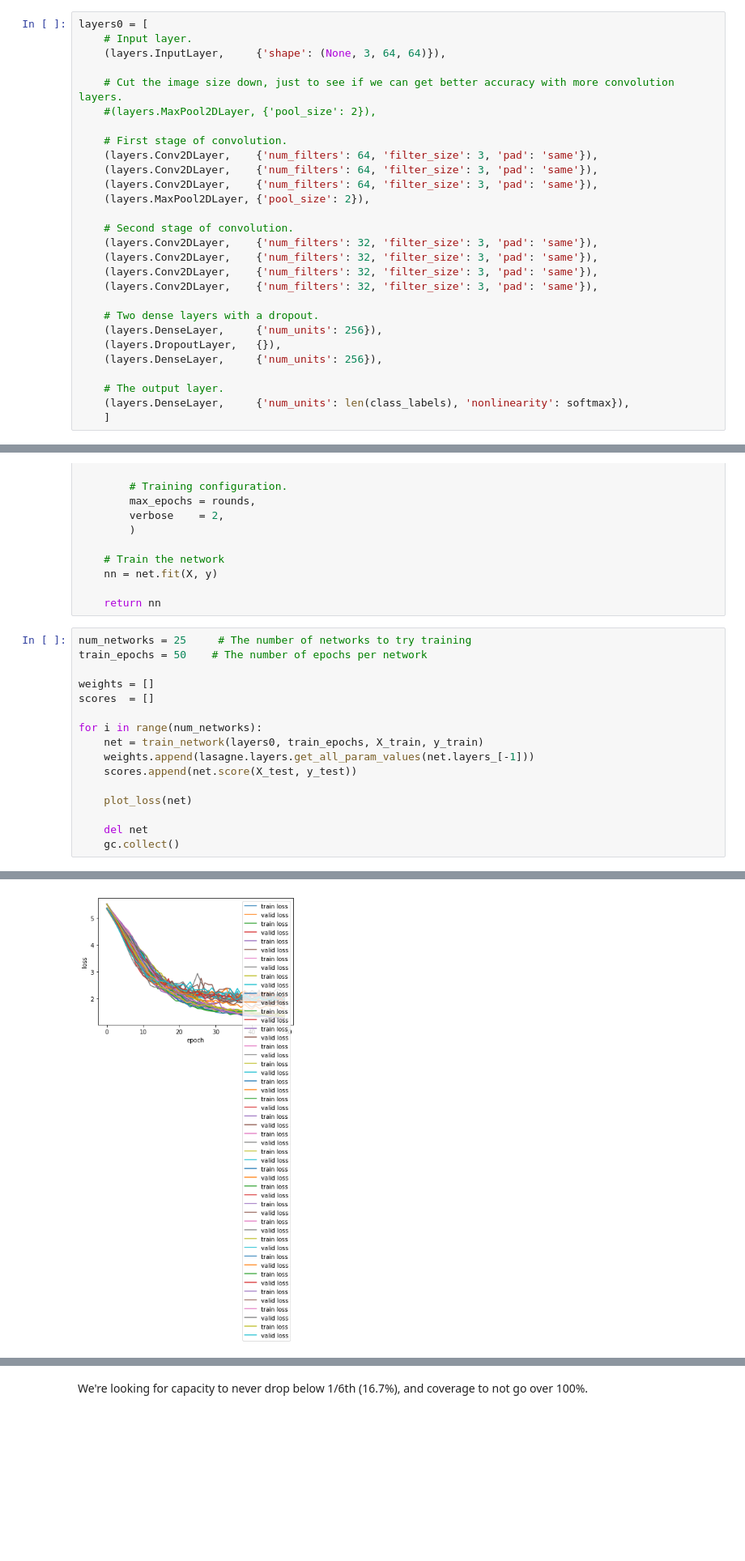
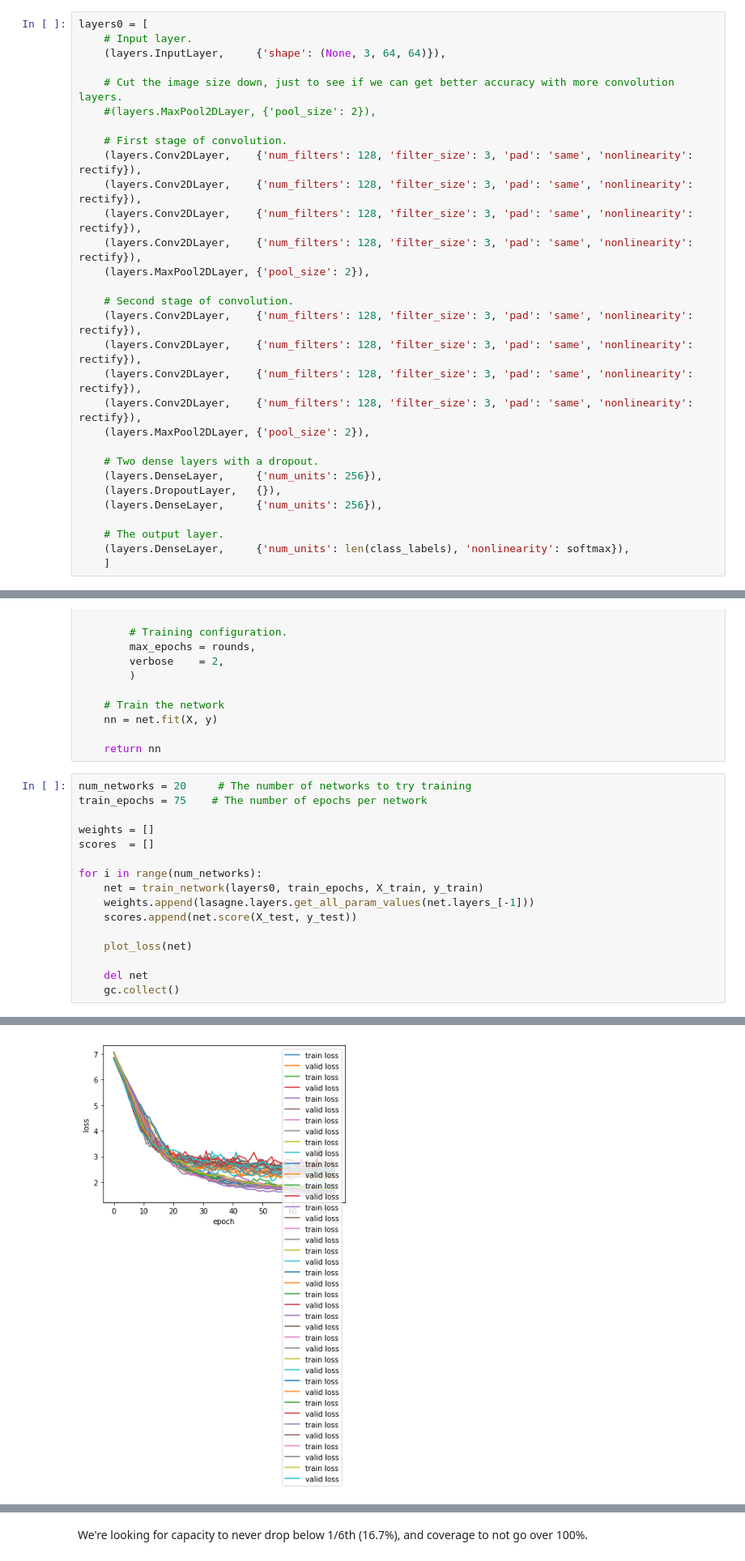
Before and after one commit to crappy-ai/muppets, a Jupyter notebook: Muppets - Theano model training.ipynb, the cells around one changed output, grey strips where cells are left out. Shown: that part at 81% size. Saved outputs shown, nothing was run; the diff lists cells and outputs as text; blank space fills up the shorter version.

```diff
--- a/Muppets - Theano model training.ipynb
+++ b/Muppets - Theano model training.ipynb
@@ -148,16 +156,18 @@ layers0 = [
     #(layers.MaxPool2DLayer, {'pool_size': 2}),
 
     # First stage of convolution.
-    (layers.Conv2DLayer,    {'num_filters': 64, 'filter_size': 3, 'pad': 'same'}),
-    (layers.Conv2DLayer,    {'num_filters': 64, 'filter_size': 3, 'pad': 'same'}),
-    (layers.Conv2DLayer,    {'num_filters': 64, 'filter_size': 3, 'pad': 'same'}),
+    (layers.Conv2DLayer,    {'num_filters': 128, 'filter_size': 3, 'pad': 'same', 'nonlinearity': rectify}),
+    (layers.Conv2DLayer,    {'num_filters': 128, 'filter_size': 3, 'pad': 'same', 'nonlinearity': rectify}),
+    (layers.Conv2DLayer,    {'num_filters': 128, 'filter_size': 3, 'pad': 'same', 'nonlinearity': rectify}),
+    (layers.Conv2DLayer,    {'num_filters': 128, 'filter_size': 3, 'pad': 'same', 'nonlinearity': rectify}),
     (layers.MaxPool2DLayer, {'pool_size': 2}),
 
     # Second stage of convolution.
-    (layers.Conv2DLayer,    {'num_filters': 32, 'filter_size': 3, 'pad': 'same'}),
-    (layers.Conv2DLayer,    {'num_filters': 32, 'filter_size': 3, 'pad': 'same'}),
-    (layers.Conv2DLayer,    {'num_filters': 32, 'filter_size': 3, 'pad': 'same'}),
-    (layers.Conv2DLayer,    {'num_filters': 32, 'filter_size': 3, 'pad': 'same'}),
+    (layers.Conv2DLayer,    {'num_filters': 128, 'filter_size': 3, 'pad': 'same', 'nonlinearity': rectify}),
+    (layers.Conv2DLayer,    {'num_filters': 128, 'filter_size': 3, 'pad': 'same', 'nonlinearity': rectify}),
+    (layers.Conv2DLayer,    {'num_filters': 128, 'filter_size': 3, 'pad': 'same', 'nonlinearity': rectify}),
+    (layers.Conv2DLayer,    {'num_filters': 128, 'filter_size': 3, 'pad': 'same', 'nonlinearity': rectify}),
+    (layers.MaxPool2DLayer, {'pool_size': 2}),
 
     # Two dense layers with a dropout.
     (layers.DenseLayer,     {'num_units': 256}),
@@ -187,8 +197,8 @@ def train_network(layers, rounds, X, y):
 
     return nn
 # %%
-num_networks = 25     # The number of networks to try training
-train_epochs = 50    # The number of epochs per network
+num_networks = 20     # The number of networks to try training
+train_epochs = 75    # The number of epochs per network
 
 weights = []
 scores  = []
@@ -223,4 +233,4 @@ conv2d5     32x32x32    32768    54.55    54.55    17.19    17.19
-[figure, old version]
+[figure, new version]
 # %%
 for i in range(len(scores)):
     print i, ": ", scores[i]
```
Also changed, not shown: parts of 16 cells of this notebook, 4 other files.
